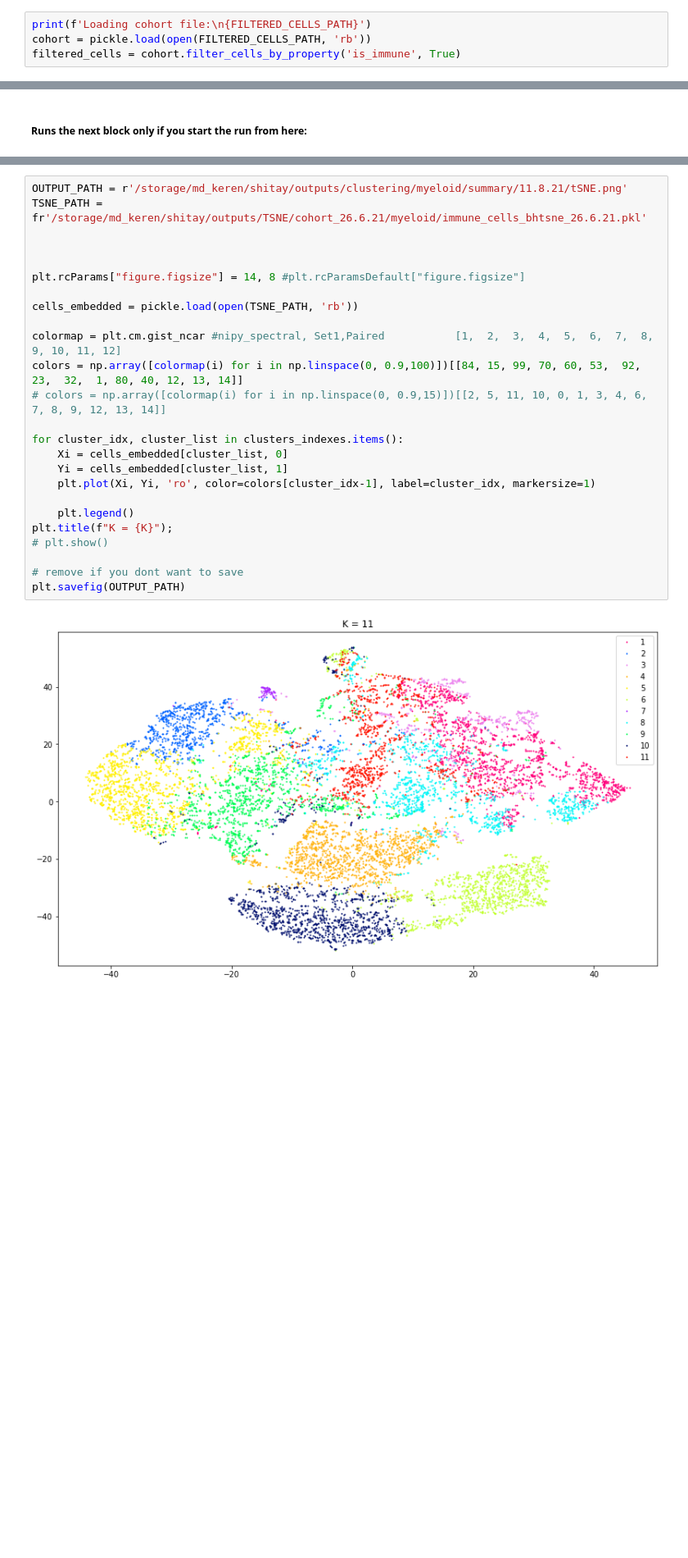
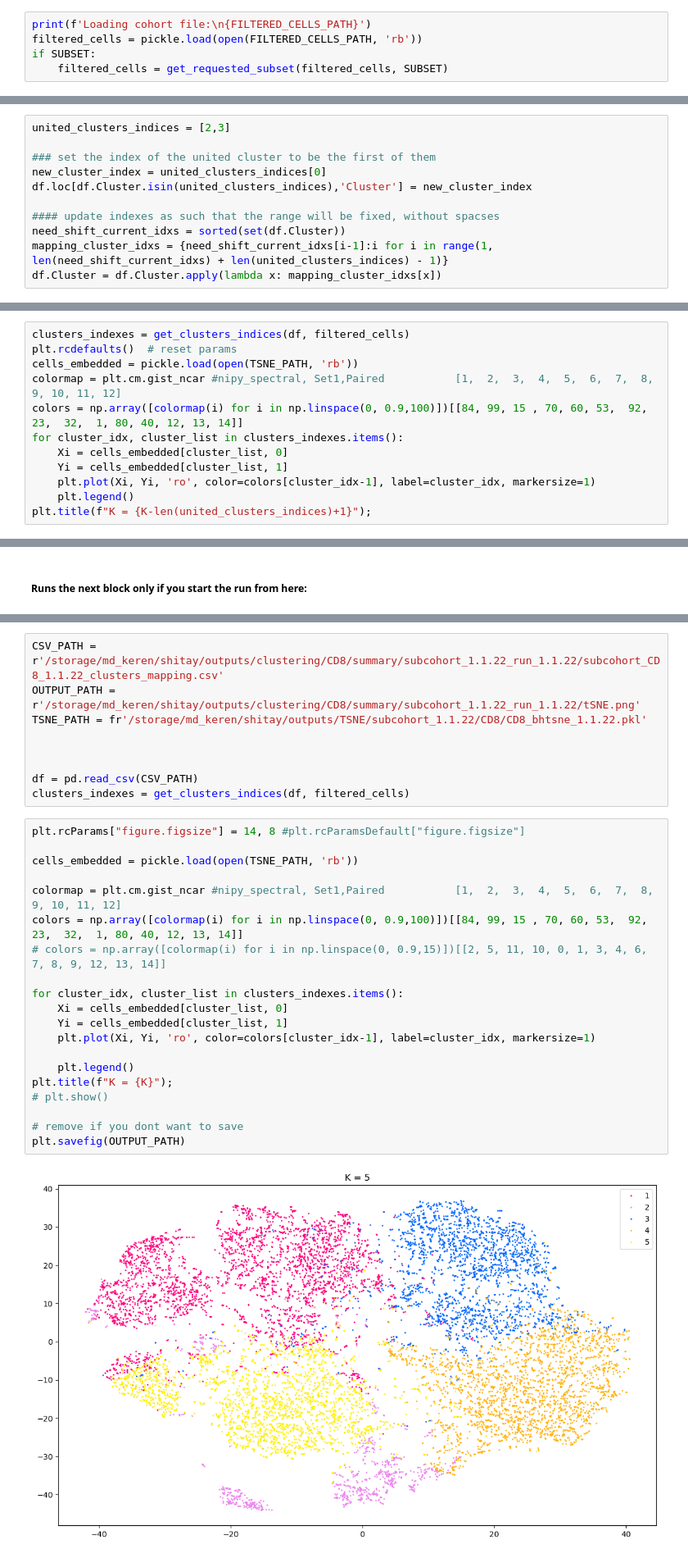
Before and after one commit to ItayShlosberg/classifying-response-to-immunotherapy, a Jupyter notebook: data_analysis/SERVER_NBS/CLUSTERING/finalize_clusters.ipynb, the cells around one changed output, grey strips where cells are left out. Shown: that part at 82% size. Cells and saved outputs as stored; diff of their text form; blank space fills up the shorter version.

```diff
--- a/data_analysis/SERVER_NBS/CLUSTERING/finalize_clusters.ipynb
+++ b/data_analysis/SERVER_NBS/CLUSTERING/finalize_clusters.ipynb
@@ -69,7 +27,8 @@ KMEANS_ROW_CLUSTERS_PATH = r'/storage/md_keren/shitay/outputs/clustering/myeloid
 KMEANS_FILE_NAME = r'kmeans_immune_cells_4k_genes'  # excluding the suffix: '_k_num.pkl'
 # %%
 print(f'Loading cohort file:\n{FILTERED_CELLS_PATH}')
-cohort = pickle.load(open(FILTERED_CELLS_PATH, 'rb'))
-filtered_cells = cohort.filter_cells_by_property('is_immune', True)
+filtered_cells = pickle.load(open(FILTERED_CELLS_PATH, 'rb'))
+if SUBSET:
+    filtered_cells = get_requested_subset(filtered_cells, SUBSET)
 # %% [output]
 Loading cohort file:
@@ -202,0 +176,11 @@ df.to_csv(CSV_PATH)
+# %%
+united_clusters_indices = [2,3]
+
+### set the index of the united cluster to be the first of them
+new_cluster_index = united_clusters_indices[0]
+df.loc[df.Cluster.isin(united_clusters_indices),'Cluster'] = new_cluster_index
+
+#### update indexes as such that the range will be fixed, without spacses
+need_shift_current_idxs = sorted(set(df.Cluster))
+mapping_cluster_idxs = {need_shift_current_idxs[i-1]:i for i in range(1, len(need_shift_current_idxs) + len(united_clusters_indices) - 1)}
+df.Cluster = df.Cluster.apply(lambda x: mapping_cluster_idxs[x])
@@ -202,0 +189,12 @@ df.to_csv(CSV_PATH)
+# %%
+clusters_indexes = get_clusters_indices(df, filtered_cells)
+plt.rcdefaults()  # reset params
+cells_embedded = pickle.load(open(TSNE_PATH, 'rb'))
+colormap = plt.cm.gist_ncar #nipy_spectral, Set1,Paired           [1,  2,  3,  4,  5,  6,  7,  8,  9, 10, 11, 12]
+colors = np.array([colormap(i) for i in np.linspace(0, 0.9,100)])[[84, 99, 15 , 70, 60, 53,  92, 23,  32,  1, 80, 40, 12, 13, 14]]
+for cluster_idx, cluster_list in clusters_indexes.items():
+    Xi = cells_embedded[cluster_list, 0]
+    Yi = cells_embedded[cluster_list, 1]
+    plt.plot(Xi, Yi, 'ro', color=colors[cluster_idx-1], label=cluster_idx, markersize=1)
+    plt.legend()
+plt.title(f"K = {K-len(united_clusters_indices)+1}");
@@ -254,30 +277,34 @@ clusters_indexes = get_clusters_indices(df, filtered_cells)
+# %%
+CSV_PATH = r'/storage/md_keren/shitay/outputs/clustering/CD8/summary/subcohort_1.1.22_run_1.1.22/subcohort_CD8_1.1.22_clusters_mapping.csv'
+OUTPUT_PATH = r'/storage/md_keren/shitay/outputs/clustering/CD8/summary/subcohort_1.1.22_run_1.1.22/tSNE.png'
+TSNE_PATH = fr'/storage/md_keren/shitay/outputs/TSNE/subcohort_1.1.22/CD8/CD8_bhtsne_1.1.22.pkl'
+
+
+
+df = pd.read_csv(CSV_PATH)
+clusters_indexes = get_clusters_indices(df, filtered_cells)
 # %%
-OUTPUT_PATH = r'/storage/md_keren/shitay/outputs/clustering/myeloid/summary/11.8.21/tSNE.png'
-TSNE_PATH = fr'/storage/md_keren/shitay/outputs/TSNE/cohort_26.6.21/myeloid/immune_cells_bhtsne_26.6.21.pkl'
-
-
-
 plt.rcParams["figure.figsize"] = 14, 8 #plt.rcParamsDefault["figure.figsize"]
 
 cells_embedded = pickle.load(open(TSNE_PATH, 'rb'))
 
 colormap = plt.cm.gist_ncar #nipy_spectral, Set1,Paired           [1,  2,  3,  4,  5,  6,  7,  8,  9, 10, 11, 12]
-colors = np.array([colormap(i) for i in np.linspace(0, 0.9,100)])[[84, 15, 99, 70, 60, 53,  92, 23,  32,  1, 80, 40, 12, 13, 14]]
+colors = np.array([colormap(i) for i in np.linspace(0, 0.9,100)])[[84, 99, 15 , 70, 60, 53,  92, 23,  32,  1, 80, 40, 12, 13, 14]]
 # colors = np.array([colormap(i) for i in np.linspace(0, 0.9,15)])[[2, 5, 11, 10, 0, 1, 3, 4, 6, 7, 8, 9, 12, 13, 14]]
 
 for cluster_idx, cluster_list in clusters_indexes.items():
     Xi = cells_embedded[cluster_list, 0]
     Yi = cells_embedded[cluster_list, 1]
     plt.plot(Xi, Yi, 'ro', color=colors[cluster_idx-1], label=cluster_idx, markersize=1)
 
     plt.legend()
 plt.title(f"K = {K}");
 # plt.show()
 
 # remove if you dont want to save
 plt.savefig(OUTPUT_PATH)
 # %% [output]
-[figure, old version]
+[figure, new version]
 # %% [markdown]
 # Elbow
 # %% [markdown]
```
Also changed, not shown: parts of 27 cells of this notebook, 47 other files.
